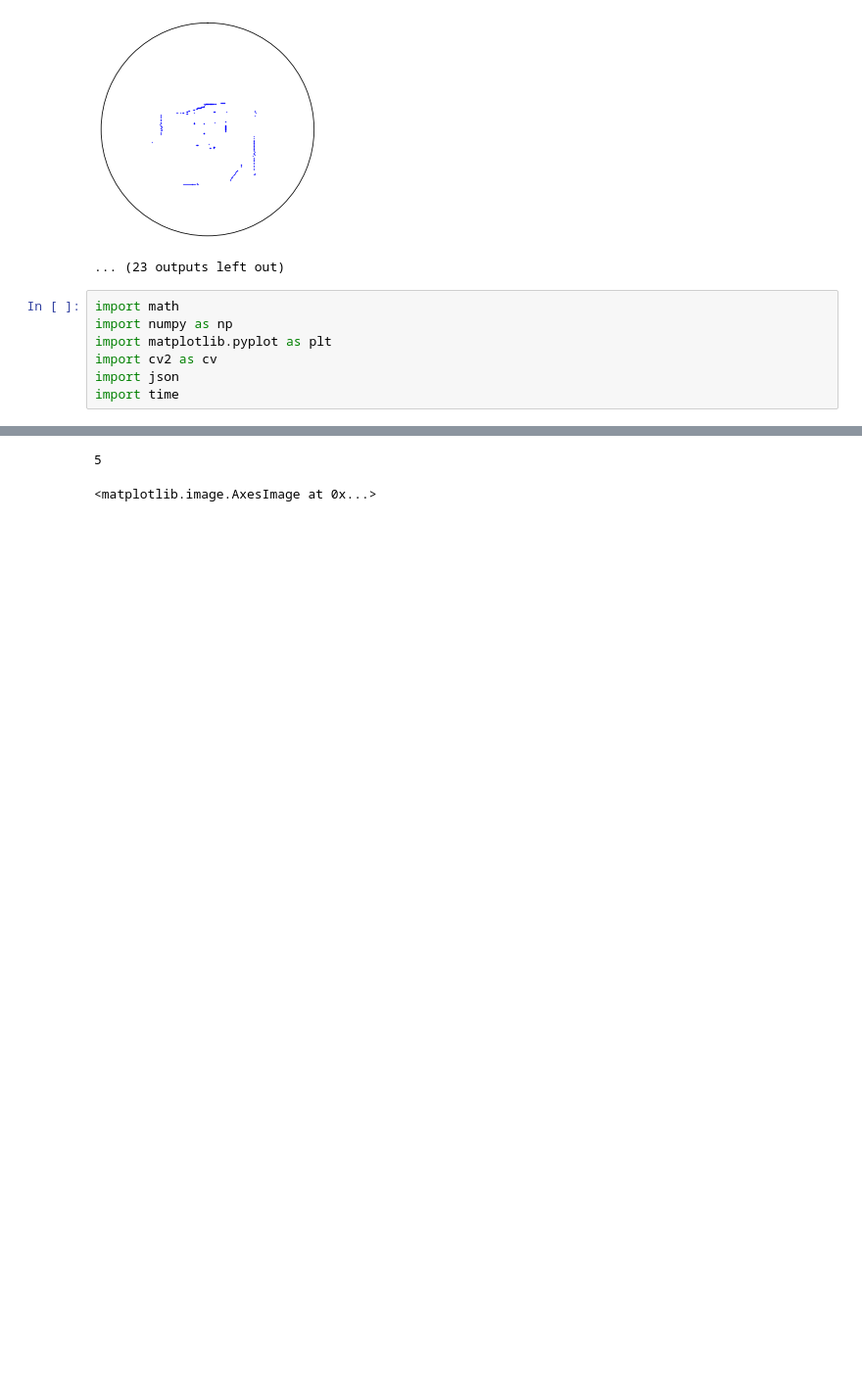
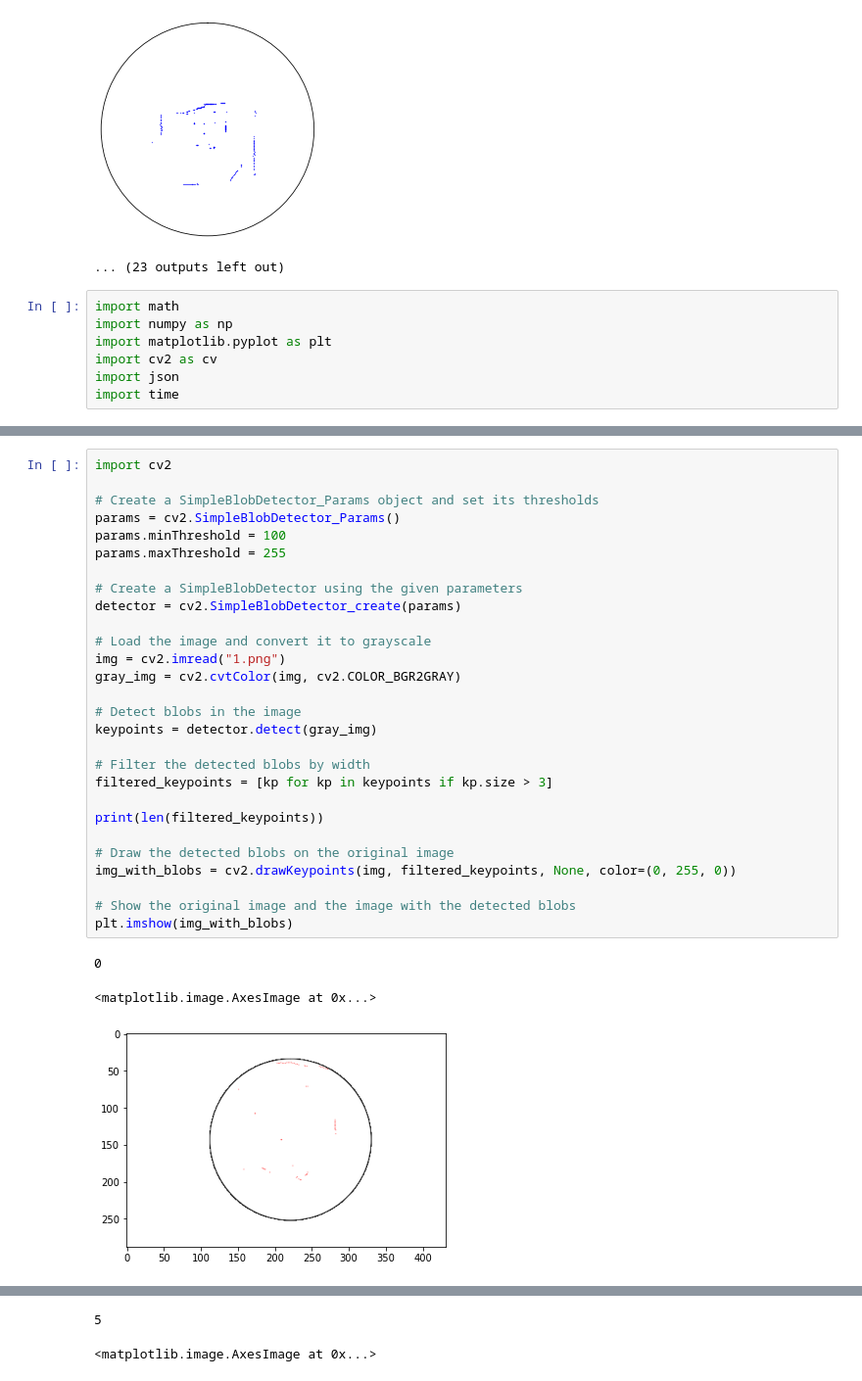
Before and after one commit to Zack-Xu-0419/MecanumBot, a Jupyter notebook: lidarAnalysis/lidarProcessing.ipynb, the cells around one changed output, grey strips where cells are left out. Shown: that part at 98% size. Drawn from its saved outputs; the diff is of its cells as text; blank space fills up the shorter version.

```diff
--- a/lidarAnalysis/lidarProcessing.ipynb
+++ b/lidarAnalysis/lidarProcessing.ipynb
@@ -72,3 +144,35 @@ import time
+# %%
+import cv2
+
+# Create a SimpleBlobDetector_Params object and set its thresholds
+params = cv2.SimpleBlobDetector_Params()
+params.minThreshold = 100
+params.maxThreshold = 255
+
+# Create a SimpleBlobDetector using the given parameters
+detector = cv2.SimpleBlobDetector_create(params)
+
+# Load the image and convert it to grayscale
+img = cv2.imread("1.png")
+gray_img = cv2.cvtColor(img, cv2.COLOR_BGR2GRAY)
+
+# Detect blobs in the image
+keypoints = detector.detect(gray_img)
+
+# Filter the detected blobs by width
+filtered_keypoints = [kp for kp in keypoints if kp.size > 3]
+
+print(len(filtered_keypoints))
+
+# Draw the detected blobs on the original image
+img_with_blobs = cv2.drawKeypoints(img, filtered_keypoints, None, color=(0, 255, 0))
+
+# Show the original image and the image with the detected blobs
+plt.imshow(img_with_blobs)
+# %% [output]
+0
+<matplotlib.image.AxesImage at 0x...>
+[figure, added]
 # %%
 def detectWalls(dataHistoryX, dataHistoryY):
     cartX = []
```
Also changed, not shown: parts of 5 cells of this notebook, 6 other files.
